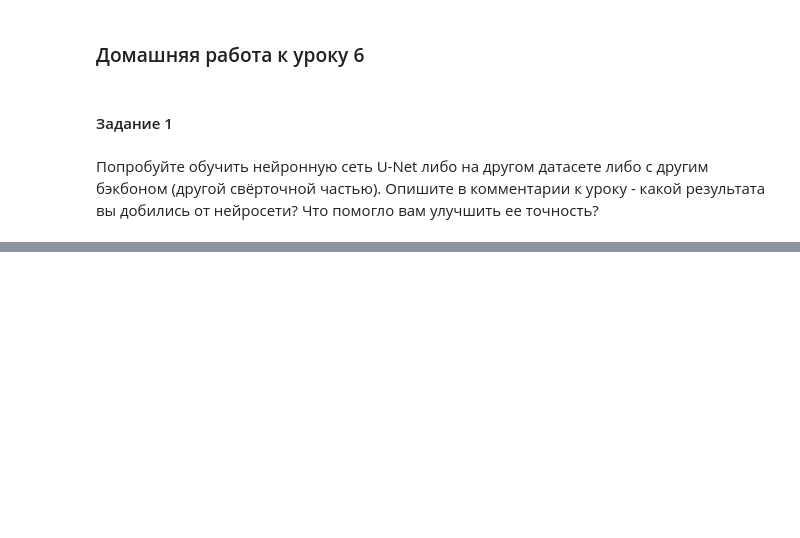
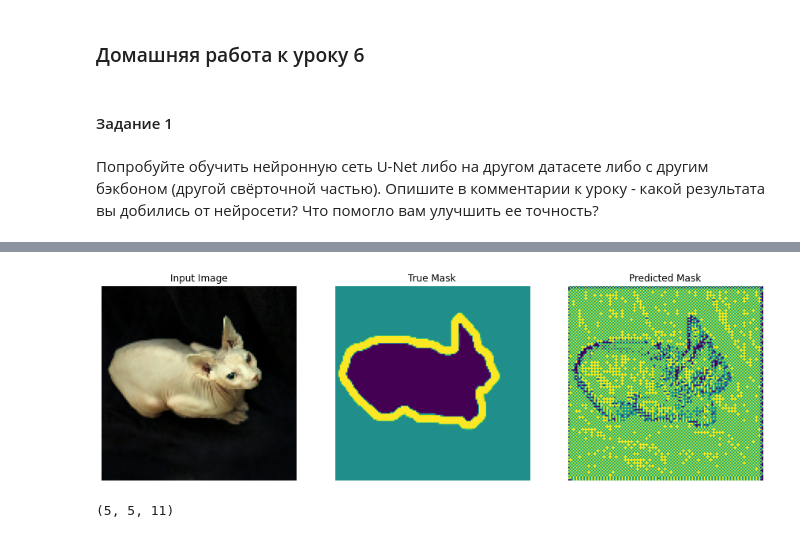
Before and after one commit to superbe/IntroductionNeuralNetworks, a Jupyter notebook: Lesson 6.ipynb, the cells around one changed output, grey strips where cells are left out. Drawn from its saved outputs; the diff is of its cells as text; code cells hidden in the pictures; blank space fills up the shorter version.

```diff
--- a/Lesson 6.ipynb
+++ b/Lesson 6.ipynb
@@ -177 +232,12 @@ tf.keras.utils.plot_model(model, show_shapes=True)
+# %%
+show_predictions()
+# %% [output]
+[figure, added]
+# %%
+EPOCHS = 5
+VAL_SUBSPLITS = 5
+VALIDATION_STEPS = info.splits['test'].num_examples//BATCH_SIZE//VAL_SUBSPLITS
+EPOCHS, VAL_SUBSPLITS, VALIDATION_STEPS
+# %% [output]
+(5, 5, 11)
 # %%
```
Also changed, not shown: parts of 63 cells of this notebook.
